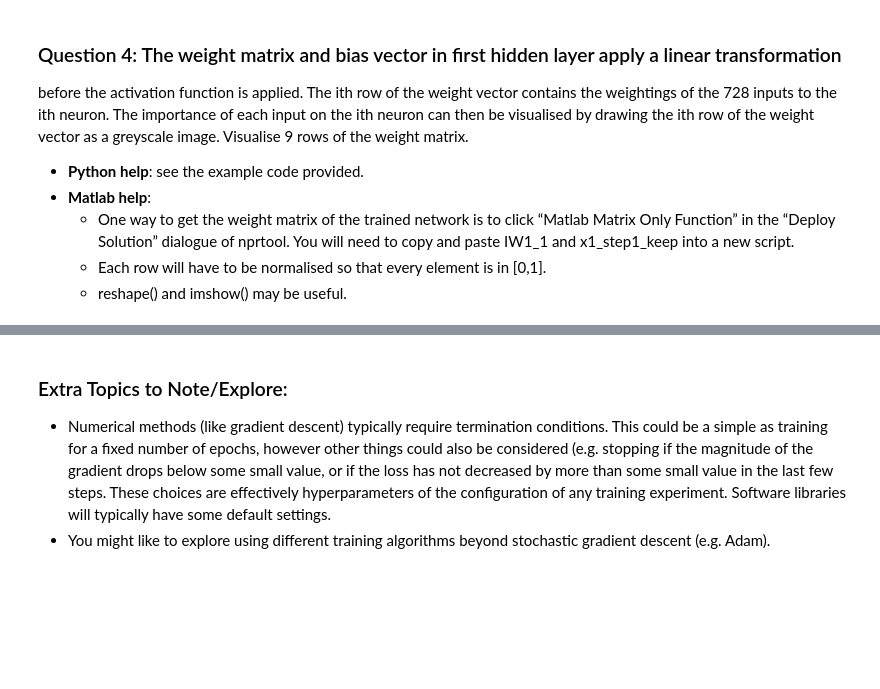
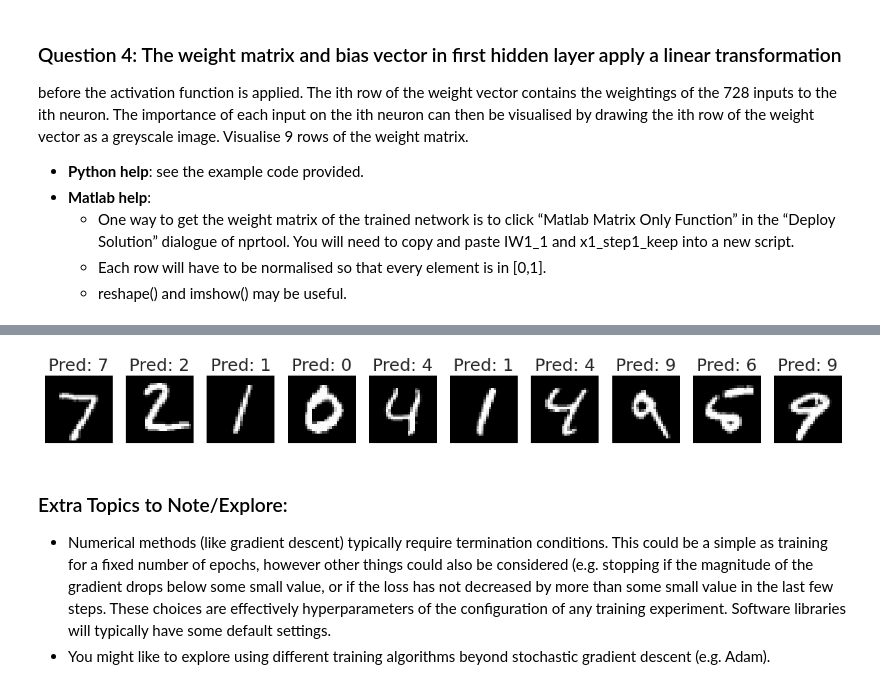
Before and after one commit to keys-i/COMP4702, a Jupyter notebook: src/W7.ipynb, the cells around one changed output, grey strips where cells are left out. Cells and saved outputs as stored; diff of their text form; code cells hidden in the pictures; blank space fills up the shorter version.

```diff
--- a/src/W7.ipynb
+++ b/src/W7.ipynb
@@ -415,3 +452,23 @@ plt.show()
+# %%
+images, labels = next(iter(test_loader))
+images, labels = images.to(device), labels.to(device)
+
+# Get predictions
+model.eval()
+with torch.no_grad():
+    output = model(images)
+    preds = output.argmax(dim=1)
+
+# Plotting
+fig, axes = plt.subplots(1, 10, figsize=(15, 3))
+for i in range(10):
+    ax = axes[i]
+    ax.imshow(images[i].cpu().numpy().squeeze(), cmap='gray')
+    ax.set_title(f"Pred: {preds[i].item()}")
+    ax.axis('off')
+plt.show()
+# %% [output]
+[figure, added]
 # %% [markdown]
 ### Extra Topics to Note/Explore:
 * Numerical methods (like gradient descent) typically require termination conditions. This could be a simple as training for a fixed number of epochs, however other things could also be considered (e.g. stopping if the magnitude of the gradient drops below some small value, or if the loss has not decreased by more than some small value in the last few steps. These choices are effectively hyperparameters of the configuration of any training experiment. Software libraries will typically have some default settings.
```
Also changed, not shown: parts of 6 cells of this notebook.
